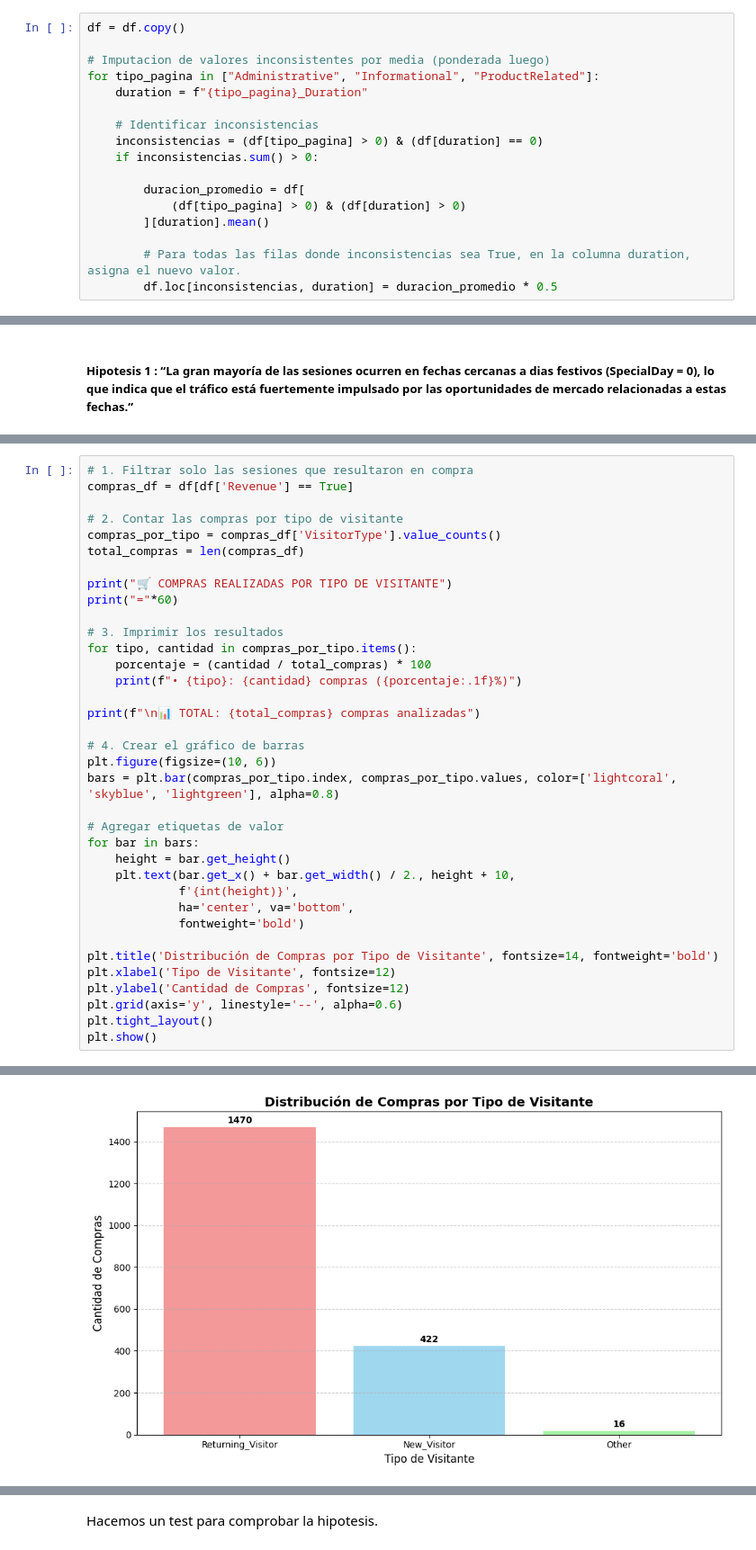
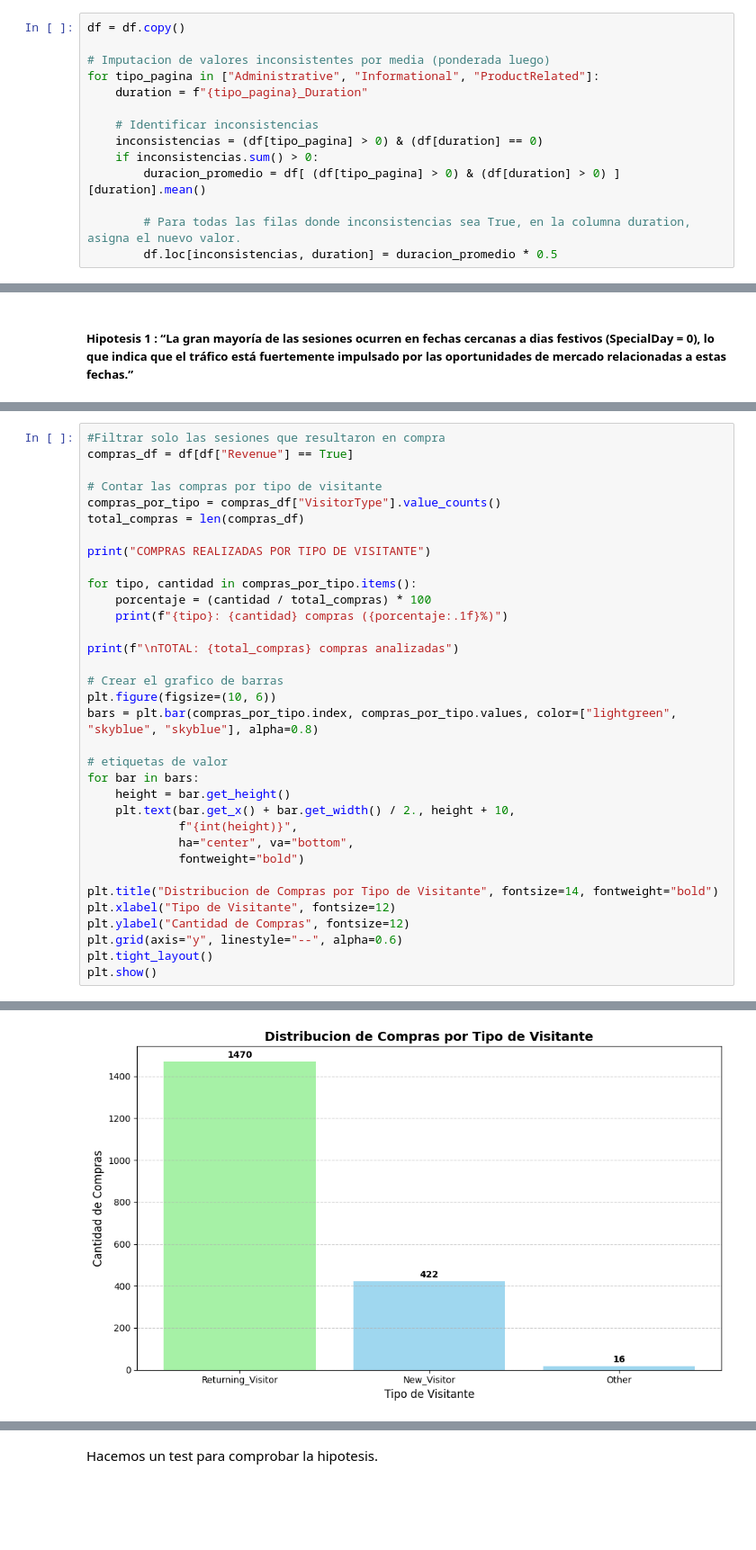
Before and after one commit to Simon22-lab/TPE-Abraham-Cisilino-2025, a Jupyter notebook: hipotesis.ipynb, the cells around one changed output, grey strips where cells are left out. Shown at 90% size. Saved outputs shown, nothing was run; the diff lists cells and outputs as text; blank space fills up the shorter version.

```diff
--- a/hipotesis.ipynb
+++ b/hipotesis.ipynb
@@ -300,10 +311,7 @@ for tipo_pagina in ["Administrative", "Informational", "ProductRelated"]:
     # Identificar inconsistencias
     inconsistencias = (df[tipo_pagina] > 0) & (df[duration] == 0)
     if inconsistencias.sum() > 0:
-
-        duracion_promedio = df[
-            (df[tipo_pagina] > 0) & (df[duration] > 0)
-        ][duration].mean()
+        duracion_promedio = df[ (df[tipo_pagina] > 0) & (df[duration] > 0) ][duration].mean()
 
         # Para todas las filas donde inconsistencias sea True, en la columna duration, asigna el nuevo valor.
         df.loc[inconsistencias, duration] = duracion_promedio * 0.5
@@ -369,37 +377,35 @@ A nuestra interpretacion, las campanas de marketing para nuevos clientes funcion
 # %%
-# 1. Filtrar solo las sesiones que resultaron en compra
-compras_df = df[df['Revenue'] == True]
+#Filtrar solo las sesiones que resultaron en compra
+compras_df = df[df["Revenue"] == True]
 
-# 2. Contar las compras por tipo de visitante
-compras_por_tipo = compras_df['VisitorType'].value_counts()
+# Contar las compras por tipo de visitante
+compras_por_tipo = compras_df["VisitorType"].value_counts()
 total_compras = len(compras_df)
 
-print("🛒 COMPRAS REALIZADAS POR TIPO DE VISITANTE")
-print("="*60)
+print("COMPRAS REALIZADAS POR TIPO DE VISITANTE")
 
-# 3. Imprimir los resultados
 for tipo, cantidad in compras_por_tipo.items():
     porcentaje = (cantidad / total_compras) * 100
-    print(f"• {tipo}: {cantidad} compras ({porcentaje:.1f}%)")
+    print(f"{tipo}: {cantidad} compras ({porcentaje:.1f}%)")
 
-print(f"\n📊 TOTAL: {total_compras} compras analizadas")
+print(f"\nTOTAL: {total_compras} compras analizadas")
 
-# 4. Crear el gráfico de barras
+# Crear el grafico de barras
 plt.figure(figsize=(10, 6))
-bars = plt.bar(compras_por_tipo.index, compras_por_tipo.values, color=['lightcoral', 'skyblue', 'lightgreen'], alpha=0.8)
+bars = plt.bar(compras_por_tipo.index, compras_por_tipo.values, color=["lightgreen", "skyblue", "skyblue"], alpha=0.8)
 
-# Agregar etiquetas de valor
+# etiquetas de valor
 for bar in bars:
     height = bar.get_height()
     plt.text(bar.get_x() + bar.get_width() / 2., height + 10,
-             f'{int(height)}',
-             ha='center', va='bottom',
-             fontweight='bold')
+             f"{int(height)}",
+             ha="center", va="bottom",
+             fontweight="bold")
 
-plt.title('Distribución de Compras por Tipo de Visitante', fontsize=14, fontweight='bold')
-plt.xlabel('Tipo de Visitante', fontsize=12)
-plt.ylabel('Cantidad de Compras', fontsize=12)
-plt.grid(axis='y', linestyle='--', alpha=0.6)
+plt.title("Distribucion de Compras por Tipo de Visitante", fontsize=14, fontweight="bold")
+plt.xlabel("Tipo de Visitante", fontsize=12)
+plt.ylabel("Cantidad de Compras", fontsize=12)
+plt.grid(axis="y", linestyle="--", alpha=0.6)
 plt.tight_layout()
 plt.show()
 # %% [output]
@@ -413,2 +418,2 @@ plt.show()
-[figure, old version]
+[figure, new version]
 # %% [markdown]
```
Also changed, not shown: parts of 36 cells of this notebook.
